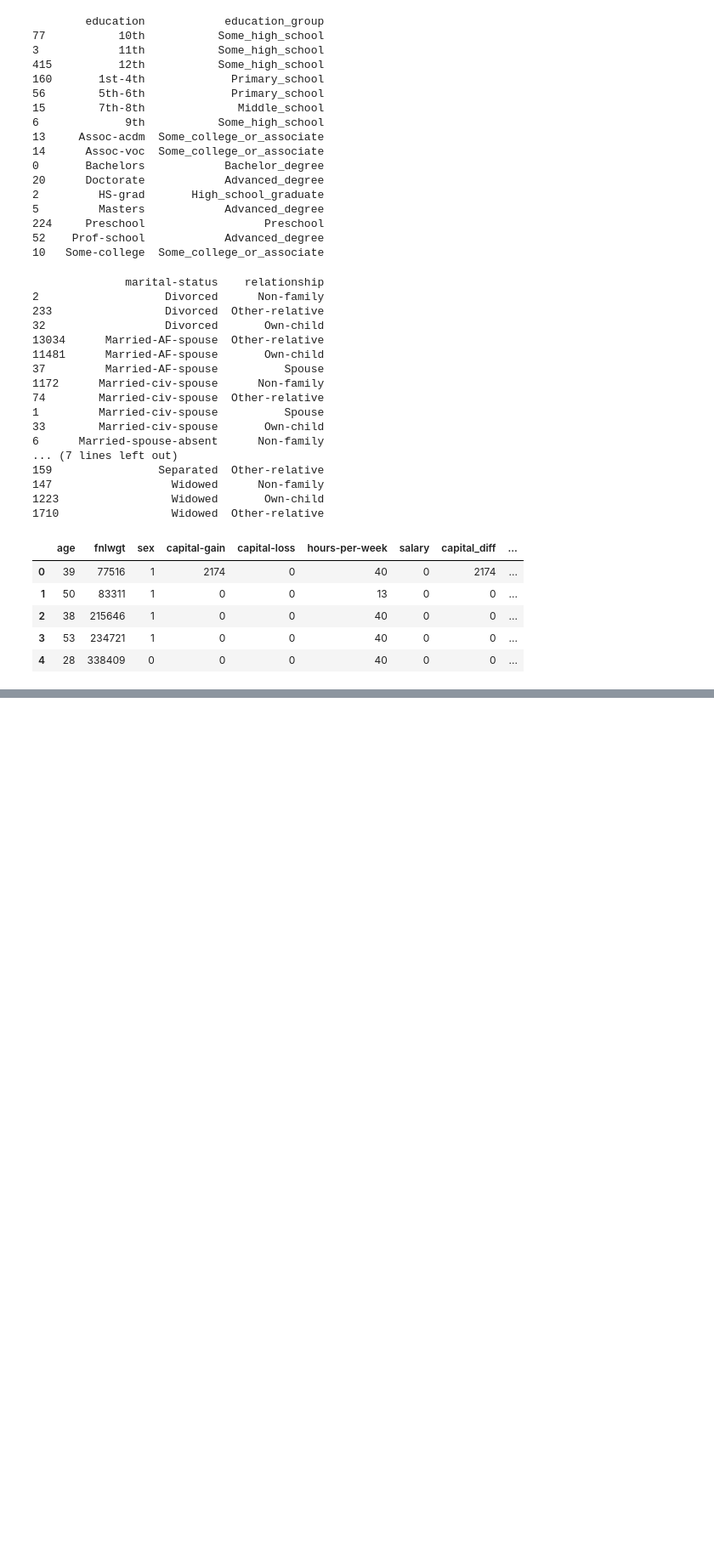
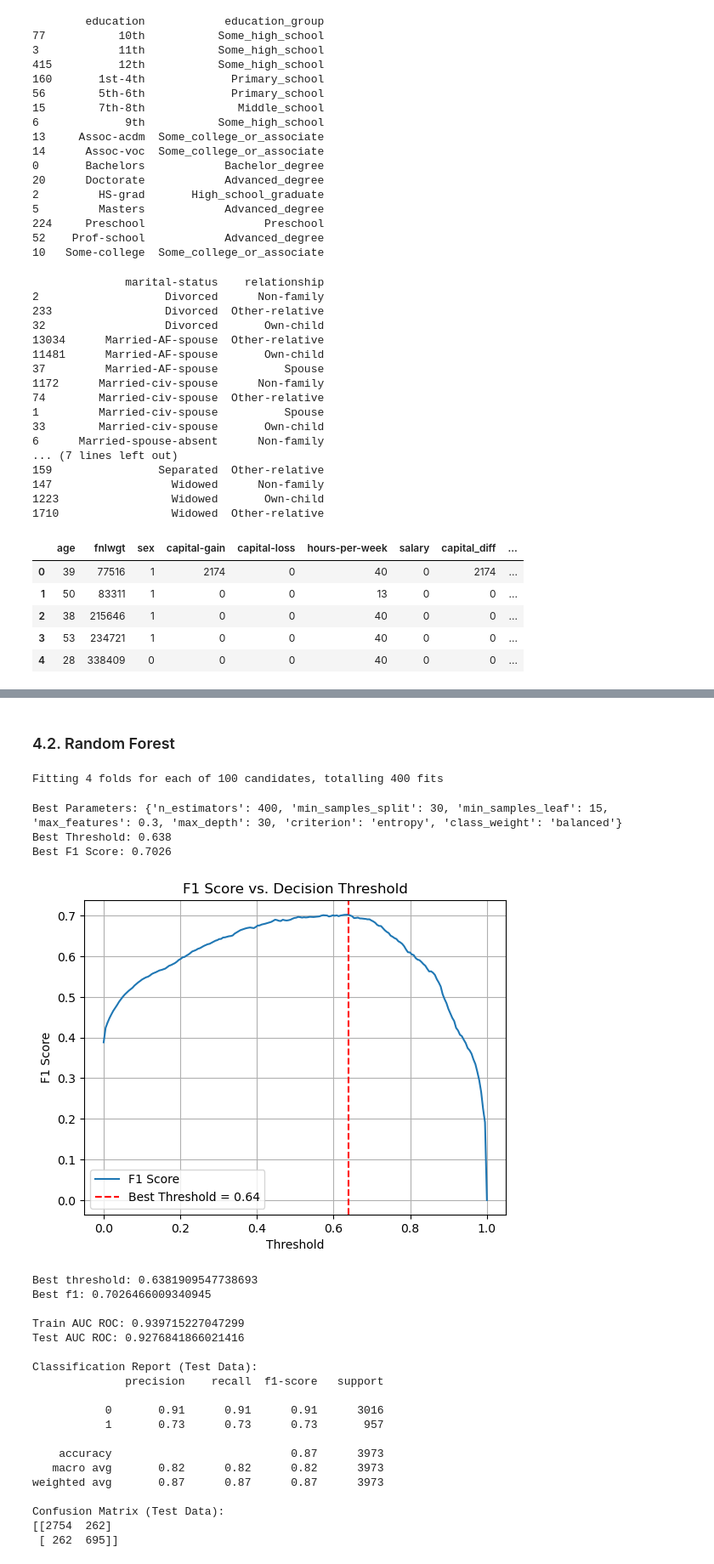
Before and after one commit to maxim-lichko/salary-prediction-classification, a Jupyter notebook: salary_prediction_classification.ipynb, the cells around one changed output, grey strips where cells are left out. Shown at 85% size. Saved outputs shown, nothing was run; the diff lists cells and outputs as text; code cells hidden in the pictures; blank space fills up the shorter version.

```diff
--- a/salary_prediction_classification.ipynb
+++ b/salary_prediction_classification.ipynb
@@ -930,0 +625,64 @@ ROC AUC         |      0.918 |      0.913
+# %% [markdown]
+### 4.2. Random Forest
+# %%
+from sklearn.ensemble import RandomForestClassifier
+
+rf = RandomForestClassifier(random_state=42)
+
+param_dist = {
+    'n_estimators': [10, 25, 50, 100, 250, 400, 500],
+    'max_depth': [15, 20, 25, 30],
+    'min_samples_split': [15, 20, 25, 30],
+    'min_samples_leaf': [15, 20, 30],
+    'max_features': [None, 'sqrt', 'log2', 0.3, 0.5, 0.7],
+    'criterion': ['gini', 'entropy', 'log_loss'],
+    'class_weight': ['balanced']
+}
+
+rf_random_search = RandomizedSearchCV(estimator=rf,
+                                      param_distributions=param_dist,
+                                      scoring='roc_auc',
+                                      n_iter=100,
+                                      cv=4,
+                                      verbose=1,
+                                      random_state=42,
+                                      n_jobs=-1)
+
+rf_random_search.fit(X_train, y_train)
+
+best_model = rf_random_search.best_estimator_
+print("Best Parameters:", rf_random_search.best_params_)
+
+best_threshold, best_f1 = optimize_threshold_for_f1(best_model, X_val, y_val)
+print('Best threshold:', best_threshold)
+print('Best f1:', best_f1)
+print()
+
+evaluate_binary_classifier(best_model, best_threshold, X_train, y_train, X_test, y_test)
+
+plot_feature_importance(best_model, X_train.columns, top_n=20)
+# %% [output]
+Fitting 4 folds for each of 100 candidates, totalling 400 fits
+Best Parameters: {'n_estimators': 400, 'min_samples_split': 30, 'min_samples_leaf': 15, 'max_features': 0.3, 'max_depth': 30, 'criterion': 'entropy', 'class_weight': 'balanced'}
+Best Threshold: 0.638
+Best F1 Score: 0.7026
+[figure, added]
+Best threshold: 0.6381909547738693
+Best f1: 0.7026466009340945
+
+Train AUC ROC: 0.939715227047299
+Test AUC ROC: 0.9276841866021416
+
+Classification Report (Test Data):
+              precision    recall  f1-score   support
+
+           0       0.91      0.91      0.91      3016
+           1       0.73      0.73      0.73       957
+
+    accuracy                           0.87      3973
+   macro avg       0.82      0.82      0.82      3973
+weighted avg       0.87      0.87      0.87      3973
+
+Confusion Matrix (Test Data):
+[[2754  262]
+ [ 262  695]]
```
Also changed, not shown: parts of 41 cells of this notebook.
